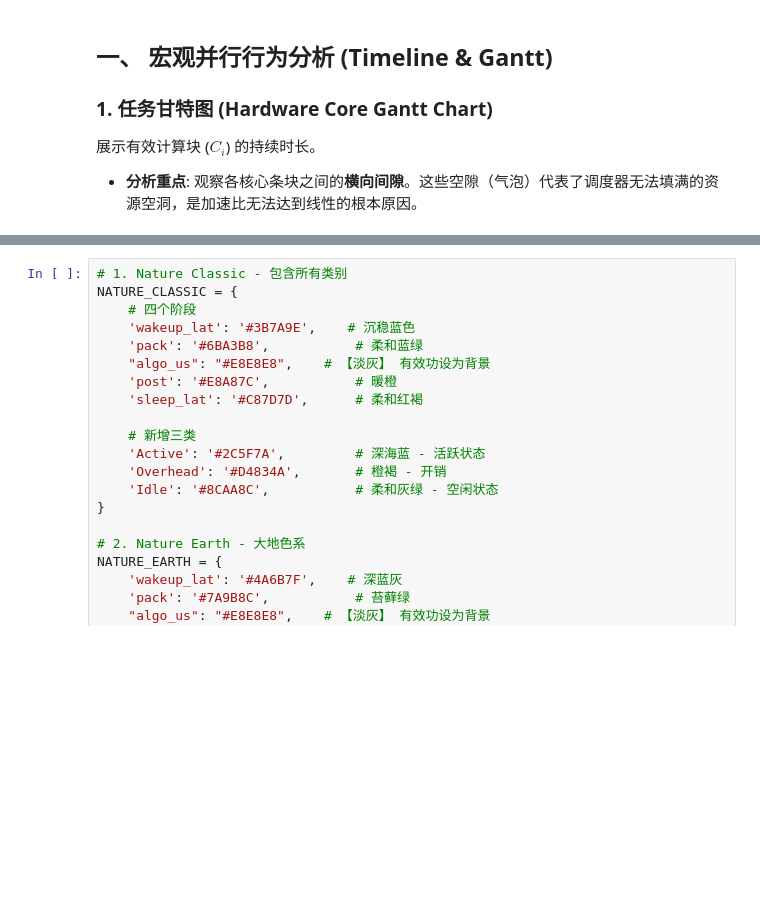
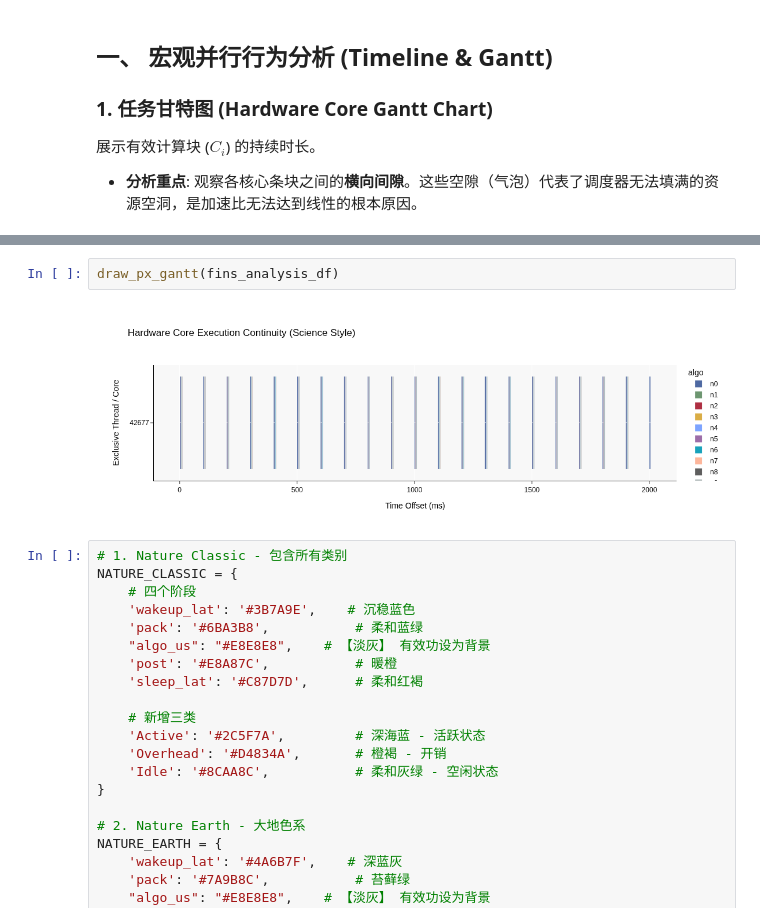
Before and after one commit to Jeeenious/fins, a Jupyter notebook: tool/plot.ipynb, the cells around one changed output, grey strips where cells are left out. Drawn from its saved outputs; the diff is of its cells as text; blank space fills up the shorter version.

```diff
--- a/tool/plot.ipynb
+++ b/tool/plot.ipynb
@@ -283,3 +287,7 @@ draw_px_gantt(analysis_df)
+# %%
+draw_px_gantt(fins_analysis_df)
+# %% [output]
+[figure, added]
 # %%
 # 1. Nature Classic - 包含所有类别
 NATURE_CLASSIC = {
```
Also changed, not shown: parts of 33 cells of this notebook, 2 other files.
